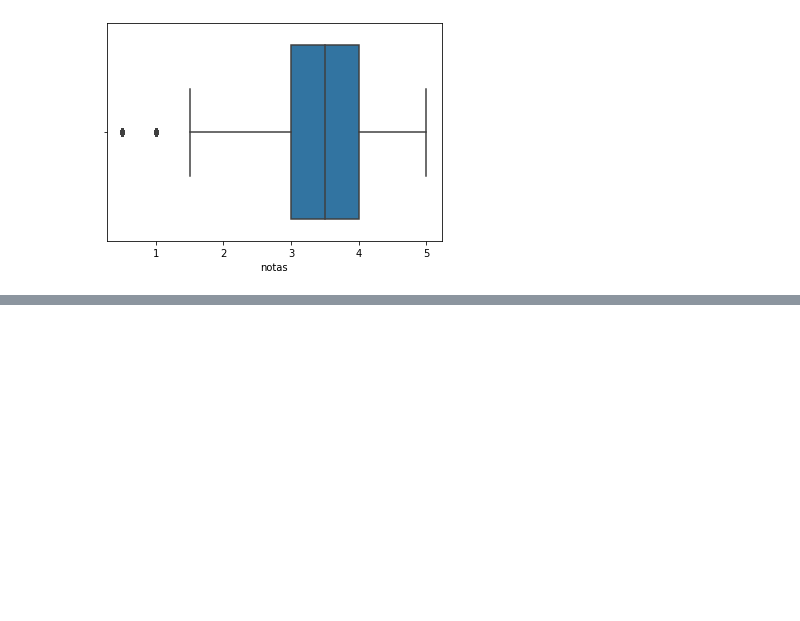
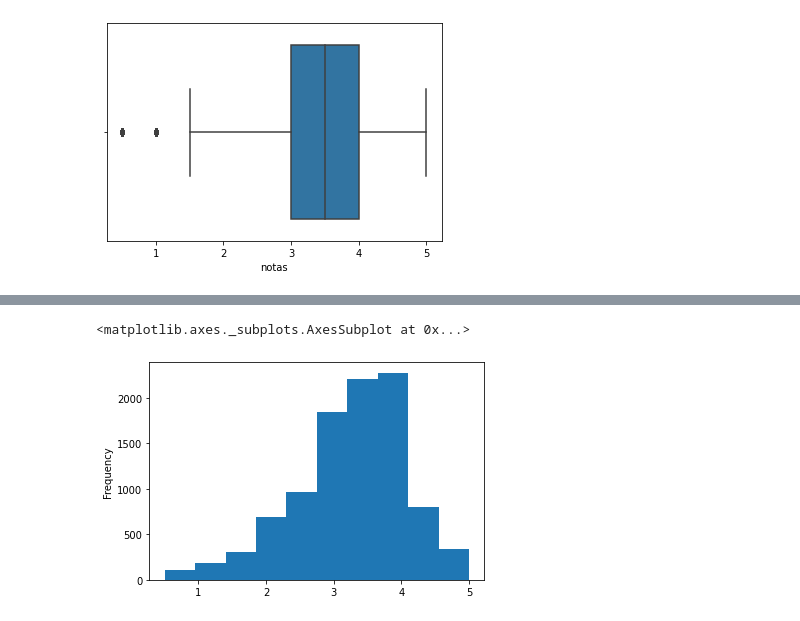
Before and after one commit to annalualves/DataScience-, a Jupyter notebook: IntroduçãoaDataScience.ipynb, the cells around one changed output, grey strips where cells are left out. Cells and saved outputs as stored; diff of their text form; code cells hidden in the pictures; blank space fills up the shorter version.

```diff
--- a/IntroduçãoaDataScience.ipynb
+++ b/IntroduçãoaDataScience.ipynb
@@ -74,0 +158,3 @@ sns.boxplot(notas.notas)
+# %%
+medias_por_filme = notas.groupby("filmeId").mean()["notas"]
+medias_por_filme.head()
@@ -74,0 +169,5 @@ sns.boxplot(notas.notas)
+# %%
+medias_por_filme.plot(kind ='hist')
+# %% [output]
+<matplotlib.axes._subplots.AxesSubplot at 0x...>
+[figure, added]
```
Also changed, not shown: parts of 44 cells of this notebook.
